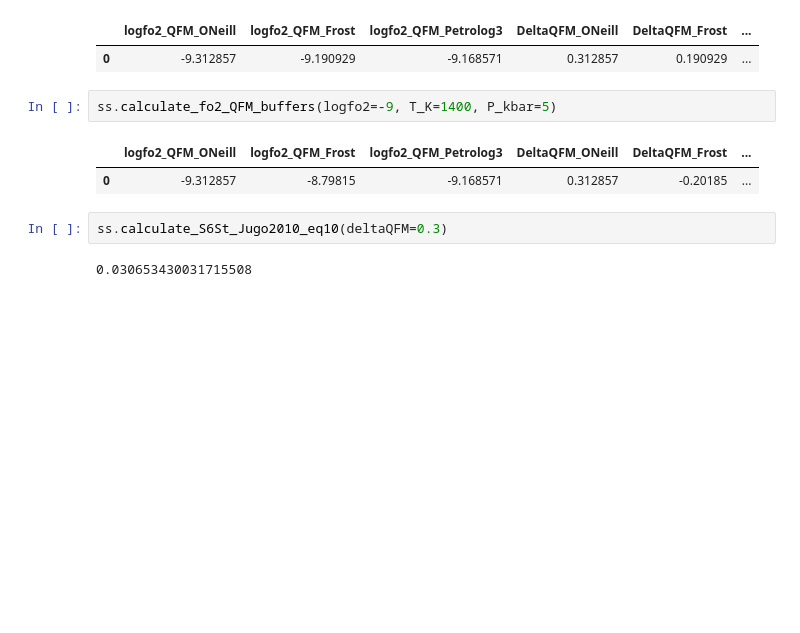
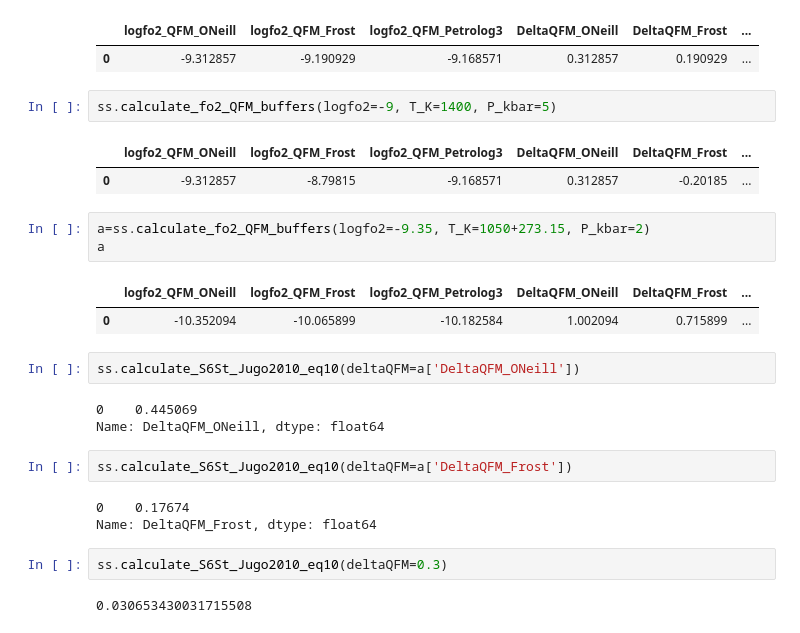
Before and after one commit to PennyWieser/PySulfSat, a Jupyter notebook: docs/Examples/Monte_Carlo_Simulations/Buffer_Diffs.ipynb, the cells around one changed output. Cells and saved outputs as stored; diff of their text form; blank space fills up the shorter version.

```diff
--- a/docs/Examples/Monte_Carlo_Simulations/Buffer_Diffs.ipynb
+++ b/docs/Examples/Monte_Carlo_Simulations/Buffer_Diffs.ipynb
@@ -13,6 +13,22 @@ ss.calculate_fo2_QFM_buffers(logfo2=-9, T_K=1400, P_kbar=5)
 # %% [output]
 |  | logfo2_QFM_ONeill | logfo2_QFM_Frost | logfo2_QFM_Petrolog3 | DeltaQFM_ONeill | DeltaQFM_Frost | ... |
 | 0 | -9.312857 | -8.79815 | -9.168571 | 0.312857 | -0.20185 | ... |
+# %%
+a=ss.calculate_fo2_QFM_buffers(logfo2=-9.35, T_K=1050+273.15, P_kbar=2)
+a
+# %% [output]
+|  | logfo2_QFM_ONeill | logfo2_QFM_Frost | logfo2_QFM_Petrolog3 | DeltaQFM_ONeill | DeltaQFM_Frost | ... |
+| 0 | -10.352094 | -10.065899 | -10.182584 | 1.002094 | 0.715899 | ... |
+# %%
+ss.calculate_S6St_Jugo2010_eq10(deltaQFM=a['DeltaQFM_ONeill'])
+# %% [output]
+0    0.445069
+Name: DeltaQFM_ONeill, dtype: float64
+# %%
+ss.calculate_S6St_Jugo2010_eq10(deltaQFM=a['DeltaQFM_Frost'])
+# %% [output]
+0    0.17674
+Name: DeltaQFM_Frost, dtype: float64
 # %%
 ss.calculate_S6St_Jugo2010_eq10(deltaQFM=0.3)
 # %% [output]
```
Also changed, not shown: 8 other files.
